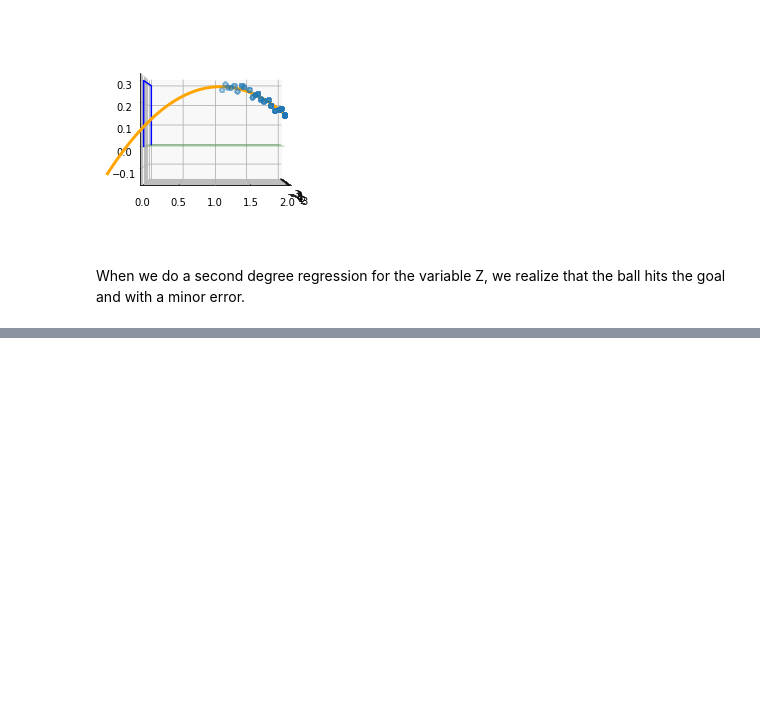
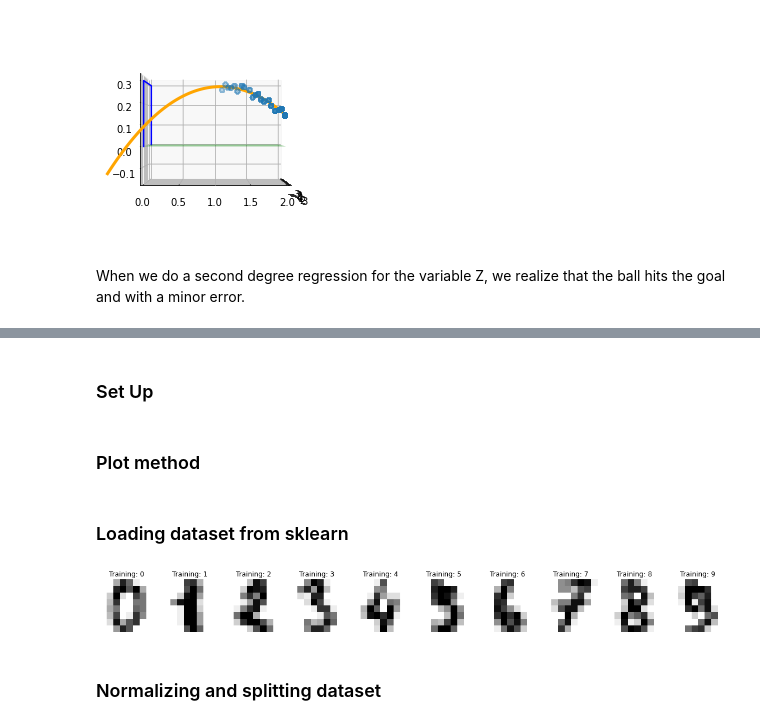
Before and after one commit to matheus-hatzlhoffer/MC886-Machine-Learning, a Jupyter notebook: Projeto 2/Project2.ipynb, the cells around one changed output, grey strips where cells are left out. Saved outputs shown, nothing was run; the diff lists cells and outputs as text; code cells hidden in the pictures; blank space fills up the shorter version.

```diff
--- a/Projeto 2/part1.ipynb
+++ b/Projeto 2/Project2.ipynb
@@ -445,0 +456,2 @@ When we do a second degree regression for the variable Z, we realize that the ba
+# %% [markdown]
+### Set Up
@@ -445,0 +470,2 @@ When we do a second degree regression for the variable Z, we realize that the ba
+# %% [markdown]
+### Plot method
@@ -445,0 +490,14 @@ When we do a second degree regression for the variable Z, we realize that the ba
+# %% [markdown]
+### Loading dataset from sklearn
+# %%
+digits = load_digits()
+
+_, axes = plt.subplots(nrows=1, ncols=10, figsize=(20, 3))
+for ax, image, label in zip(axes, digits.images, digits.target):
+    ax.set_axis_off()
+    ax.imshow(image, cmap=plt.cm.gray_r, interpolation='nearest')
+    ax.set_title('Training: %i' % label)
+# %% [output]
+[figure, added]
+# %% [markdown]
+### Normalizing and splitting dataset
```
Also changed, not shown: parts of 30 cells of this notebook, 1 other file.
